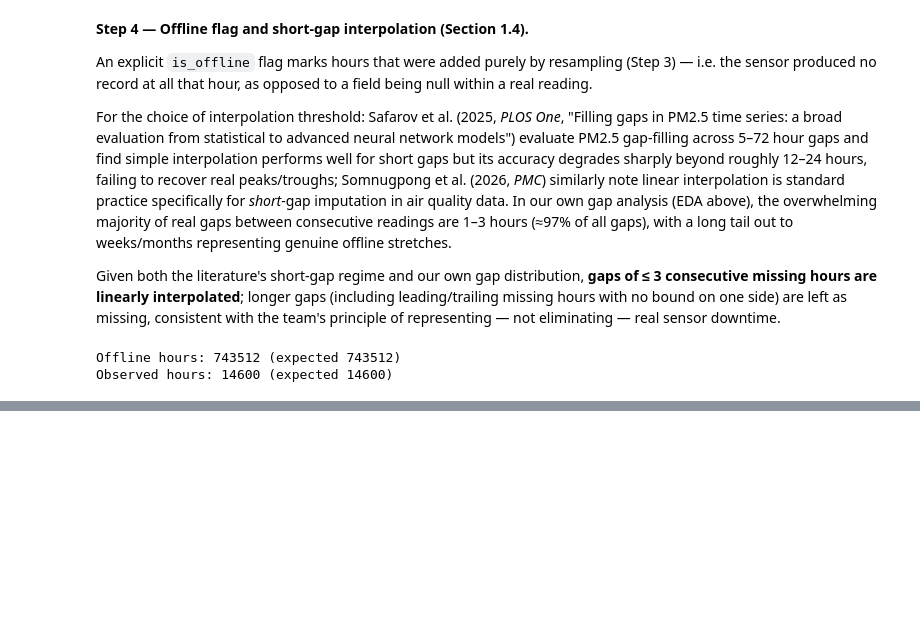
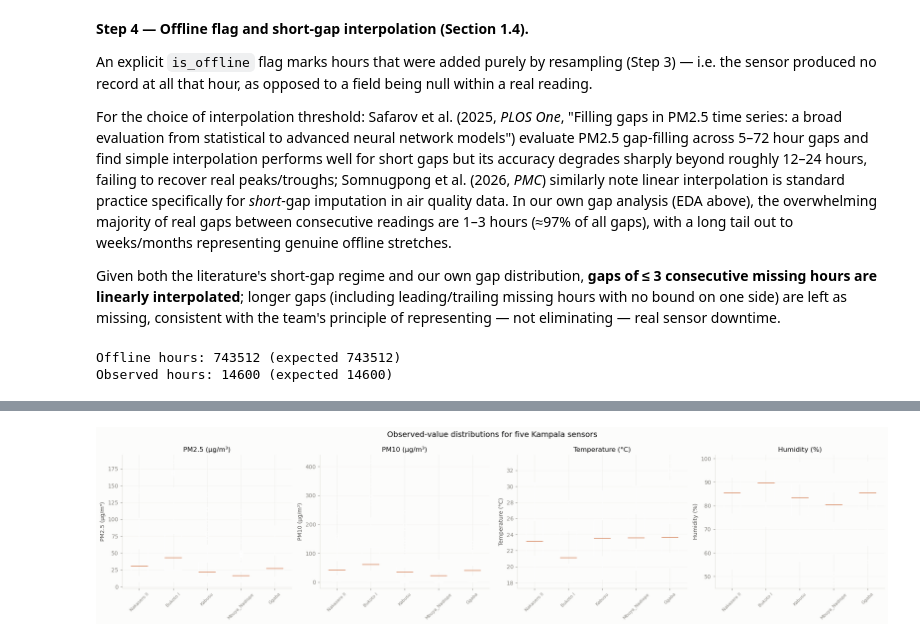
Before and after one commit to coleRodneyMigisha/airqo_cole_charis_assgnmnt, a Jupyter notebook: train.ipynb, the cells around one changed output, grey strips where cells are left out. Drawn from its saved outputs; the diff is of its cells as text; code cells hidden in the pictures; blank space fills up the shorter version.

```diff
--- a/train.ipynb
+++ b/train.ipynb
@@ -1235,20 +927,0 @@ Name: residual_std, dtype: float64
-# %%
-real_pm25 = clean_data[['device_name', 'datetime', 'pm2_5_calibrated_value']].dropna(
-    subset=['pm2_5_calibrated_value']
-).copy()
-real_pm25['hour'] = real_pm25['datetime'].dt.hour
-real_pm25['residual'] = real_pm25['pm2_5_calibrated_value'] - (
-    real_pm25.groupby(['device_name', 'hour'])['pm2_5_calibrated_value'].transform('mean')
-)
-
-fig, axes = plt.subplots(1, len(eda_site_names), figsize=(4 * len(eda_site_names), 3.2), sharey=True)
-for ax, color, site_name, device_name in zip(axes, CATEGORICAL_PALETTE, eda_site_names, eda_device_names):
-    values = real_pm25.loc[real_pm25['device_name'] == device_name, 'residual']
-    ax.hist(values, bins=20, color=color, alpha=0.7)
-    ax.axvline(0, color=MUTED_INK, linewidth=1, linestyle='--')
-    ax.set_title(f"{site_name.split(',')[0]}\n(n={len(values)}, std={values.std():.1f})", fontsize=9)
-    ax.tick_params(labelsize=8)
-
-fig.suptitle('PM2.5 residuals (real reading minus own hour-of-day mean) — 5 Kampala sensors', fontsize=12, y=1.05)
-fig.tight_layout()
-plt.show()
@@ -1256,0 +1306,61 @@ plt.show()
+# %%
+# Box plots for the observed EDA data.
+# These plots show the distributions and potential outliers
+# for the five selected Kampala sensors.
+
+eda_plot_data = eda_observed[
+    eda_observed['site_name'].isin(eda_site_names)
+].copy()
+
+plot_columns = [
+    'pm2_5_calibrated_value',
+    'pm10_calibrated_value',
+    'temperature',
+    'humidity'
+]
+
+plot_labels = {
+    'pm2_5_calibrated_value': 'PM2.5 (µg/m³)',
+    'pm10_calibrated_value': 'PM10 (µg/m³)',
+    'temperature': 'Temperature (°C)',
+    'humidity': 'Humidity (%)'
+}
+
+fig, axes = plt.subplots(
+    1,
+    len(plot_columns),
+    figsize=(20, 5)
+)
+
+for ax, column in zip(axes, plot_columns):
+    boxplot_data = [
+        eda_plot_data.loc[
+            eda_plot_data['site_name'] == site_name,
+            column
+        ].dropna()
+        for site_name in eda_site_names
+    ]
+
+    ax.boxplot(
+        boxplot_data,
+        tick_labels=[
+            site_name.split(',')[0][:18]
+            for site_name in eda_site_names
+        ],
+        showfliers=True
+    )
+
+    ax.set_title(plot_labels[column])
+    ax.tick_params(axis='x', rotation=45, labelsize=8)
+    ax.set_ylabel(plot_labels[column])
+    ax.grid(axis='y', alpha=0.3)
+
+fig.suptitle(
+    'Observed-value distributions for five Kampala sensors',
+    fontsize=14
+)
+
+fig.tight_layout()
+plt.show()
+# %% [output]
+[figure, added]
```
Also changed, not shown: parts of 52 cells of this notebook.
